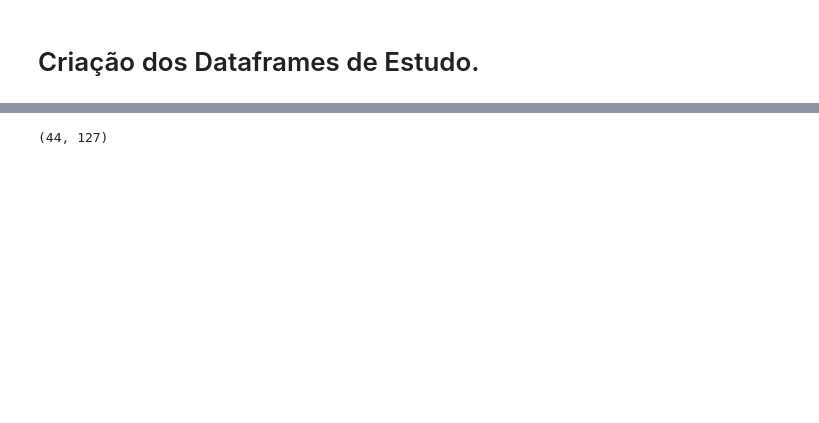
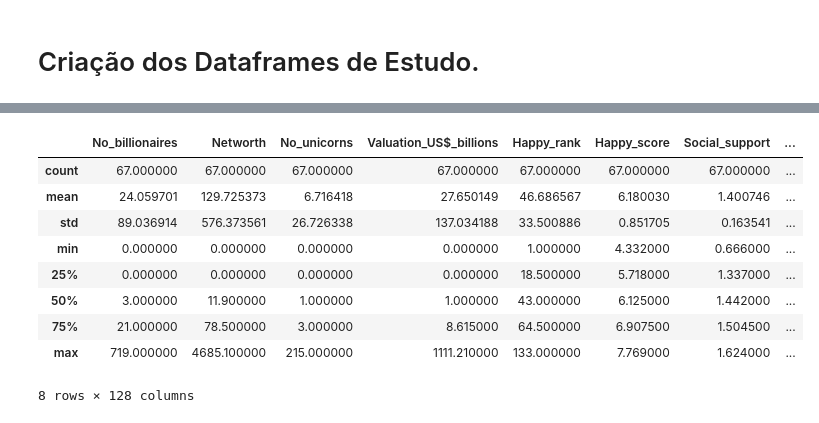
Before and after one commit to CesarSun/Digital-House-G3, a Jupyter notebook: T4-Integrador/DH_G3_T4_World_Freedom.ipynb, the cells around one changed output, grey strips where cells are left out. Cells and saved outputs as stored; diff of their text form; code cells hidden in the pictures; blank space fills up the shorter version.

```diff
--- a/T4-Integrador/DH_G3_T4_World_Freedom.ipynb
+++ b/T4-Integrador/DH_G3_T4_World_Freedom.ipynb
@@ -253,6 +357,11 @@ for x in range(len(countries)):
     l['year'] = l.year.astype(int)
     l['GDP_growth'] = l.GDP_growth.astype(float)
 
+    # Parcela M e N
+
+    m = datas[11][datas[11]['country'] == pais].groupby(['country']).Company.count()
+    n = datas[11][datas[11]['country'] == pais].groupby(['country'])['Valuation(US$ billions)'].sum()
+
     # 0 3 4 5 6 9 - DF por pais
     # Letras - a e f g h k l
 
@@ -260,6 +369,8 @@ for x in range(len(countries)):
     # Letras - b c d i j
 
     DF2 =  pd.merge(b, c, how = 'outer', on = 'country')
+    DF2 =  pd.merge(DF2, m, how = 'outer', on = 'country')
+    DF2 =  pd.merge(DF2, n, how = 'outer', on = 'country')
     DF2 = DF2.reset_index()
     d = d.rename(columns={'Country or region': 'country'})
     DF2 =  pd.merge(DF2, d, how = 'outer', on = 'country')
@@ -307,35 +418,3 @@ for x in range(len(countries)):
     df_inter.drop(columns=['HDI','HDI_2','GDP','GDP_2', 'Population'], inplace=True)
 
     DF.append(df_inter)
-
-### Unindo todos os DF em um único Parte 1.
-DF_std = pd.DataFrame()
-for x in range(len(countries)):
-    DF_std = pd.concat([DF_std, DF[x]])
-
-DF_std['GDP_Per_capita'] = DF_std['GDP_year'] / DF_std['Population_year']
-DF_std = DF_std.sort_values(by=['countries', 'year'])
-DF_std = DF_std.reset_index(drop=True)
-
-
-### Unindo todos os DF em um único Parte 2.
-DF_std2.columns = ['Country', 'No_billionaires', 'Networth', 'Happy_rank', 'Happy_score',
-                   'GDP_per_capita', 'Social_support', 'Life_expectancy',
-                   'Freedom_to_make_life_choices', 'Generosity',
-                   'Perceptions_of_corruption', 'Corru_perc_index',
-                   'Startups_ranking_2020', 'Startups_score_2020']
-
-DF_std2.drop(columns=['GDP_per_capita'], inplace=True)
-DF_std2 = DF_std2.sort_values(by='Country')
-DF_std2 = DF_std2.reset_index(drop=True)
-
-
-# Unindo os 2 DF no DF_std2 criando novas colunas com os índices do DF_std
-
-lista = list(DF_std.columns[2:42])
-for r in lista:
-    item = r
-    name = r[:3]
-    DF_std2[name +'_'+'1980_2020'] = list(DF_std[DF_std['year'] >= 1980].groupby(['countries'])[r].mean().values)
-    DF_std2[name +'_'+'2000_2020'] = list(DF_std[DF_std['year'] >= 2000].groupby(['countries'])[r].mean().values)
-    DF_std2[name +'_'+'2010_2020'] = list(DF_std[DF_std['year'] >= 2010].groupby(['countries'])[r].mean().values)
@@ -353,5 +502,13 @@ sns.scatterplot(ax=axes[3], data = data, x = data['year'] , y = data['GDP_Per_ca
 # %%
-DF_std2.shape
-#list(DF_std2.columns)
+DF_std2.describe()
 # %% [output]
+|  | No_billionaires | Networth | No_unicorns | Valuation_US$_billions | Happy_rank | Happy_score | Social_support | ... |
+| count | 67.000000 | 67.000000 | 67.000000 | 67.000000 | 67.000000 | 67.000000 | 67.000000 | ... |
+| mean | 24.059701 | 129.725373 | 6.716418 | 27.650149 | 46.686567 | 6.180030 | 1.400746 | ... |
+| std | 89.036914 | 576.373561 | 26.726338 | 137.034188 | 33.500886 | 0.851705 | 0.163541 | ... |
+| min | 0.000000 | 0.000000 | 0.000000 | 0.000000 | 1.000000 | 4.332000 | 0.666000 | ... |
+| 25% | 0.000000 | 0.000000 | 0.000000 | 0.000000 | 18.500000 | 5.718000 | 1.337000 | ... |
+| 50% | 3.000000 | 11.900000 | 1.000000 | 1.000000 | 43.000000 | 6.125000 | 1.442000 | ... |
+| 75% | 21.000000 | 78.500000 | 3.000000 | 8.615000 | 64.500000 | 6.907500 | 1.504500 | ... |
+| max | 719.000000 | 4685.100000 | 215.000000 | 1111.210000 | 133.000000 | 7.769000 | 1.624000 | ... |
-(44, 127)
+8 rows × 128 columns
```
Also changed, not shown: parts of 17 cells of this notebook.
